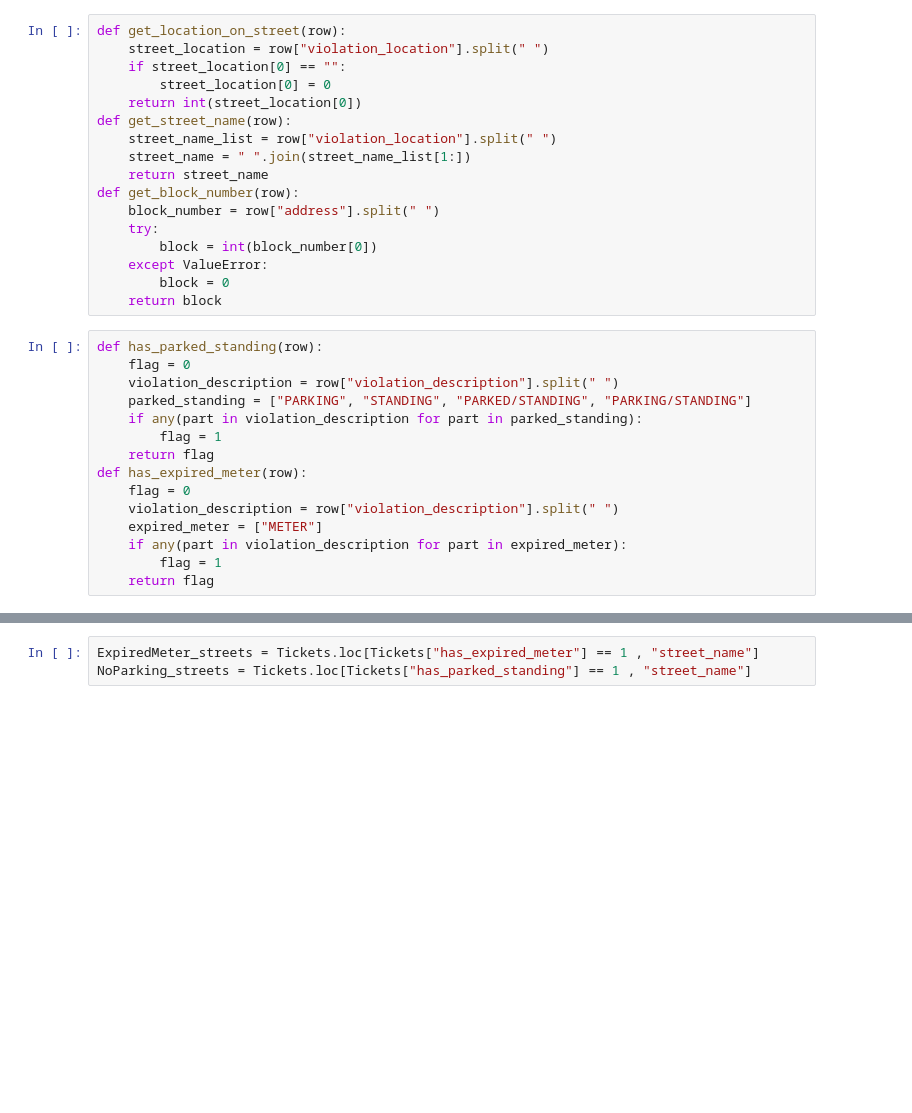
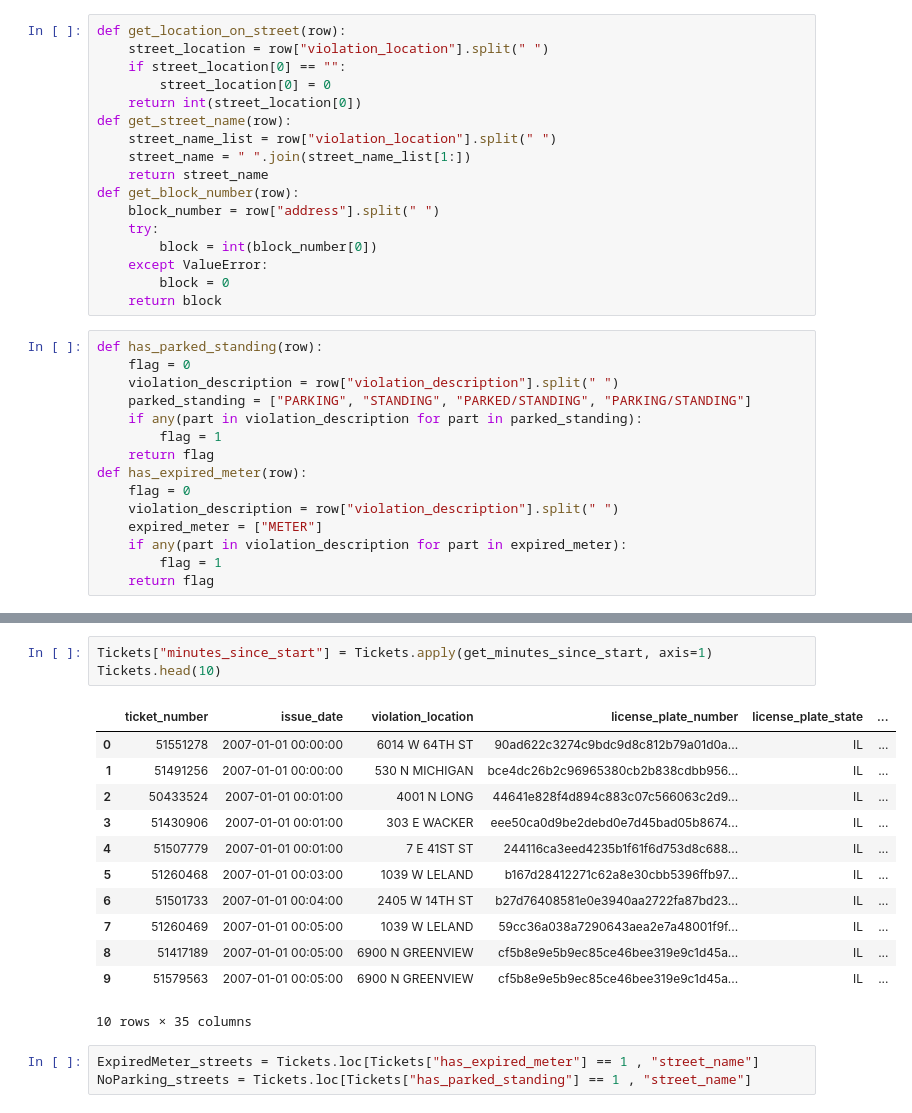
Before and after one commit to cjdavis62/ChicagoParking, a Jupyter notebook: ParkingTickets.ipynb, the cells around one changed output, grey strips where cells are left out. Cells and saved outputs as stored; diff of their text form; blank space fills up the shorter version.

```diff
--- a/ParkingTickets.ipynb
+++ b/ParkingTickets.ipynb
@@ -54,3 +97,19 @@ Tickets.head()
+# %%
+Tickets["minutes_since_start"] = Tickets.apply(get_minutes_since_start, axis=1)
+Tickets.head(10)
+# %% [output]
+|  | ticket_number | issue_date | violation_location | license_plate_number | license_plate_state | ... |
+| 0 | 51551278 | 2007-01-01 00:00:00 | 6014 W 64TH ST | 90ad622c3274c9bdc9d8c812b79a01d0a... | IL | ... |
+| 1 | 51491256 | 2007-01-01 00:00:00 | 530 N MICHIGAN | bce4dc26b2c96965380cb2b838cdbb956... | IL | ... |
+| 2 | 50433524 | 2007-01-01 00:01:00 | 4001 N LONG | 44641e828f4d894c883c07c566063c2d9... | IL | ... |
+| 3 | 51430906 | 2007-01-01 00:01:00 | 303 E WACKER | eee50ca0d9be2debd0e7d45bad05b8674... | IL | ... |
+| 4 | 51507779 | 2007-01-01 00:01:00 | 7 E 41ST ST | 244116ca3eed4235b1f61f6d753d8c688... | IL | ... |
+| 5 | 51260468 | 2007-01-01 00:03:00 | 1039 W LELAND | b167d28412271c62a8e30cbb5396ffb97... | IL | ... |
+| 6 | 51501733 | 2007-01-01 00:04:00 | 2405 W 14TH ST | b27d76408581e0e3940aa2722fa87bd23... | IL | ... |
+| 7 | 51260469 | 2007-01-01 00:05:00 | 1039 W LELAND | 59cc36a038a7290643aea2e7a48001f9f... | IL | ... |
+| 8 | 51417189 | 2007-01-01 00:05:00 | 6900 N GREENVIEW | cf5b8e9e5b9ec85ce46bee319e9c1d45a... | IL | ... |
+| 9 | 51579563 | 2007-01-01 00:05:00 | 6900 N GREENVIEW | cf5b8e9e5b9ec85ce46bee319e9c1d45a... | IL | ... |
+10 rows × 35 columns
 # %%
 ExpiredMeter_streets = Tickets.loc[Tickets["has_expired_meter"] == 1 , "street_name"]
 NoParking_streets = Tickets.loc[Tickets["has_parked_standing"] == 1 , "street_name"]
```
Also changed, not shown: parts of 13 cells of this notebook, 1 other file.
